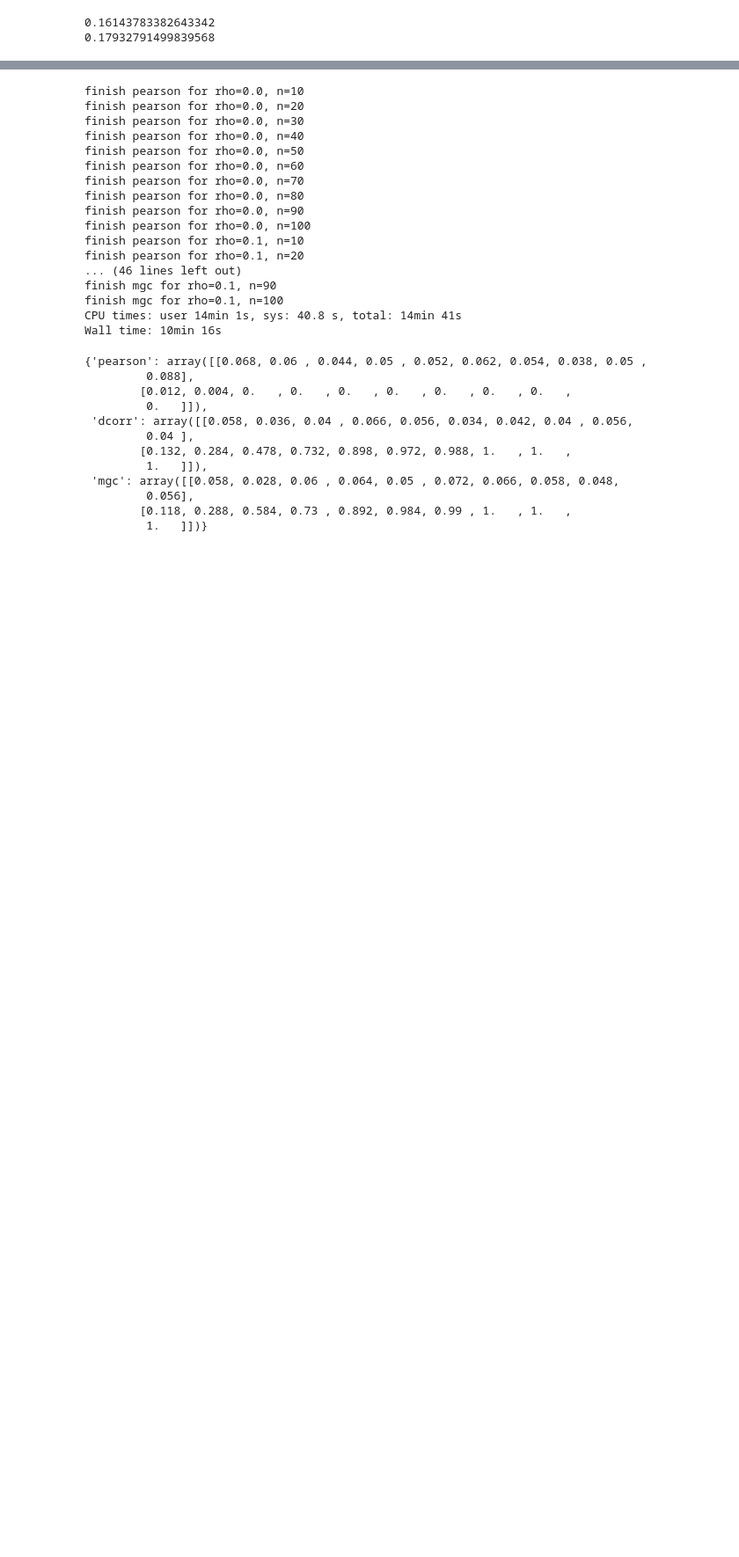
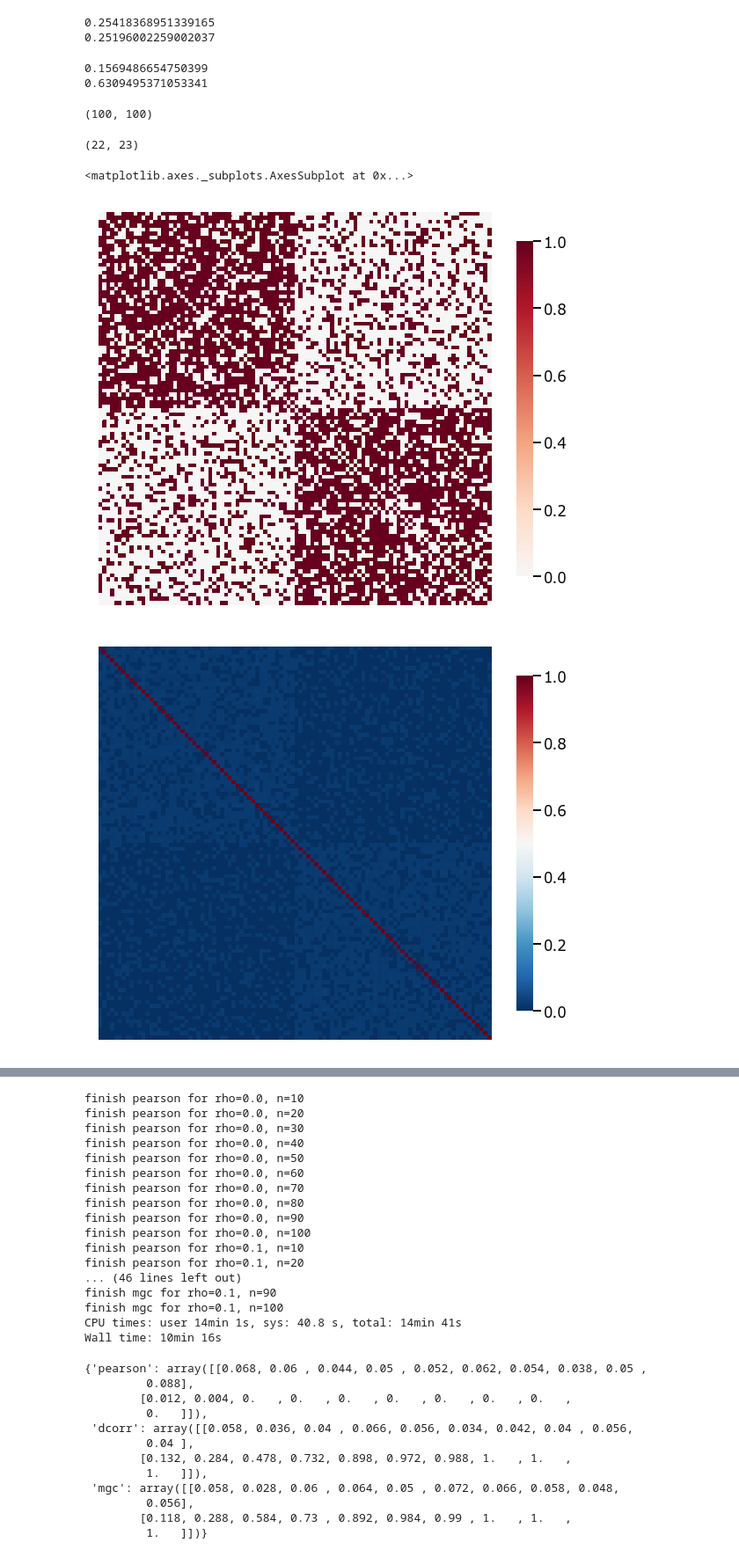
Before and after one commit to junhaobearxiong/graph_independence_test, a Jupyter notebook: notebooks/simulations/2019-05-02_new_kernel.ipynb, the cells around one changed output, grey strips where cells are left out. Shown at 88% size. Cells and saved outputs as stored; diff of their text form; code cells hidden in the pictures; blank space fills up the shorter version.

```diff
--- a/notebooks/simulations/2019-05-02_new_kernel.ipynb
+++ b/notebooks/simulations/2019-05-02_new_kernel.ipynb
@@ -51,11 +51,37 @@ print(ta2)
+# %%
+test = DCorr(compute_distance_matrix=identity)
+ta1, _ = test.test_statistic(to_distance_mtx(A), to_distance_mtx(B))
+ta2, _ = test.test_statistic(to_distance_mtx(to_kernel(A)), to_distance_mtx(to_kernel(B)))
+print(ta1)
+print(ta2)
+# %% [output]
+0.25418368951339165
+0.25196002259002037
 # %%
 block_assignment = estimate_block_assignment(A, B)
 A_null = block_permute(A, block_assignment)
 B_sorted = sort_graph(B, block_assignment)
 ta10, _ = mgc.test_statistic(to_distance_mtx(A_null), to_distance_mtx(B_sorted))
-ta20, _ = mgc.test_statistic(to_distance_mtx(to_kernel(A_null)), to_distance_mtx(to_kernel(B_sorted)))
+ta20, mt20 = mgc.test_statistic(to_distance_mtx(to_kernel(A_null)), to_distance_mtx(to_kernel(B_sorted)))
 print(ta10)
 print(ta20)
 # %% [output]
-0.16143783382643342
-0.17932791499839568
+0.1569486654750399
+0.6309495371053341
+# %%
+to_distance_mtx(to_kernel(A_null)).shape
+# %% [output]
+(100, 100)
+# %%
+mt20['local_correlation_matrix'].shape
+# %% [output]
+(22, 23)
+# %%
+heatmap(A_null)
+heatmap(to_kernel(A_null), center=0.5)
+heatmap(to_distance_mtx(to_kernel(A_null)), center=0.5)
+heatmap(to_distance_mtx(to_kernel(B_sorted)), center=0.5)
+# %% [output]
+<matplotlib.axes._subplots.AxesSubplot at 0x...>
+[figure, added]
+[figure, added]
```
Also changed, not shown: parts of 6 cells of this notebook, 5 other files.
